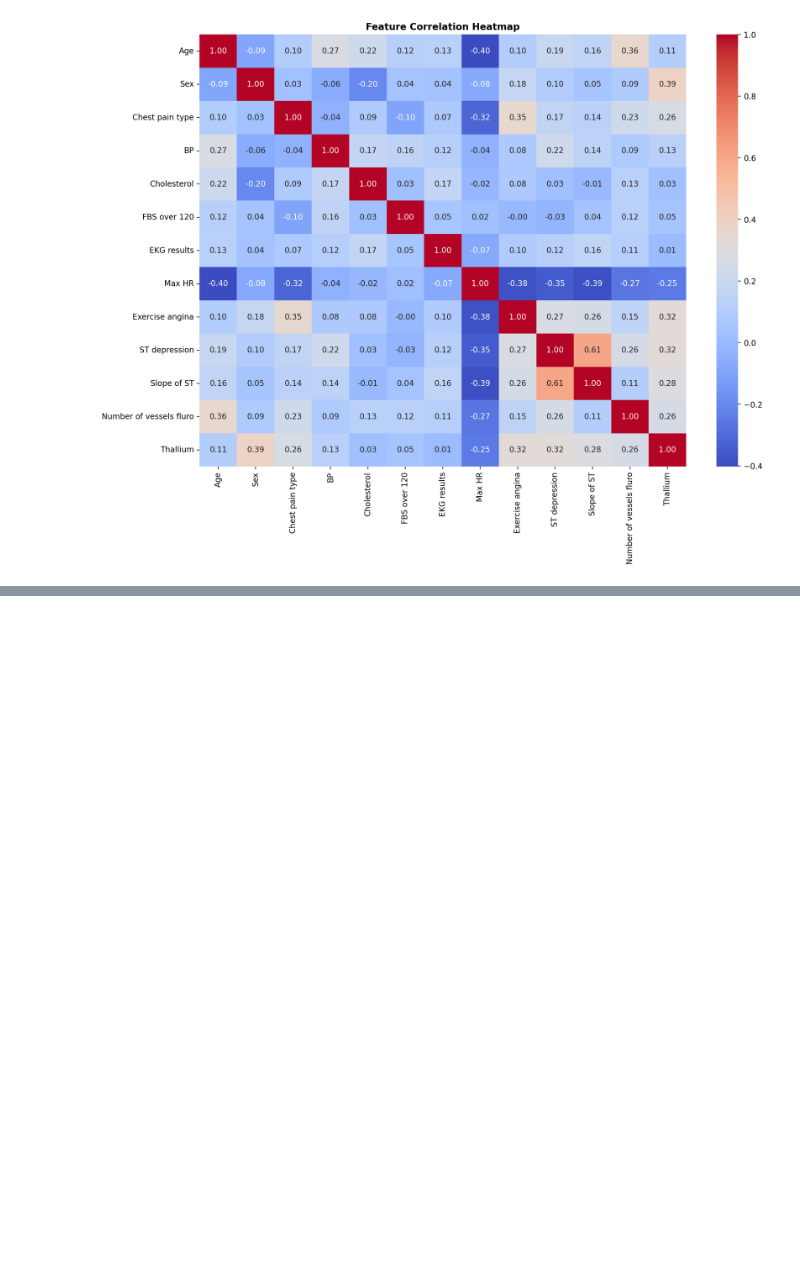
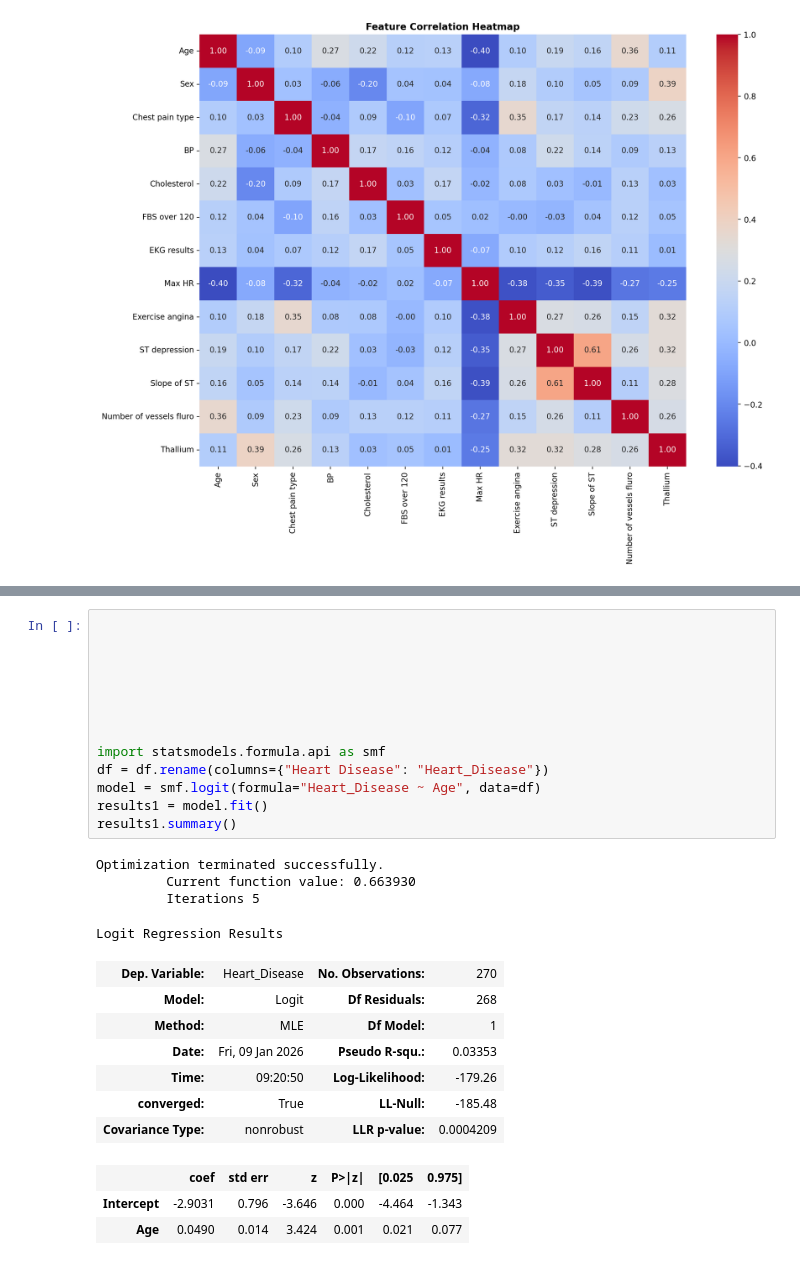
Before and after one commit to Alex421-ai/DPP_Projekt_Herz, a Jupyter notebook: notebooks/01_exploration.ipynb, the cells around one changed output, grey strips where cells are left out. Saved outputs shown, nothing was run; the diff lists cells and outputs as text; blank space fills up the shorter version.

```diff
--- a/notebooks/01_exploration.ipynb
+++ b/notebooks/01_exploration.ipynb
@@ -209,0 +257,28 @@ plt.show()
+# %%
+
+
+
+
+
+
+
+import statsmodels.formula.api as smf
+df = df.rename(columns={"Heart Disease": "Heart_Disease"})
+model = smf.logit(formula="Heart_Disease ~ Age", data=df)
+results1 = model.fit()
+results1.summary()
+# %% [output]
+Optimization terminated successfully.
+         Current function value: 0.663930
+         Iterations 5
+Logit Regression Results
+| Dep. Variable: | Heart_Disease | No. Observations: | 270 |
+| Model: | Logit | Df Residuals: | 268 |
+| Method: | MLE | Df Model: | 1 |
+| Date: | Fri, 09 Jan 2026 | Pseudo R-squ.: | 0.03353 |
+| Time: | 09:20:50 | Log-Likelihood: | -179.26 |
+| converged: | True | LL-Null: | -185.48 |
+| Covariance Type: | nonrobust | LLR p-value: | 0.0004209 |
+|  | coef | std err | z | P>|z| | [0.025 | 0.975] |
+| Intercept | -2.9031 | 0.796 | -3.646 | 0.000 | -4.464 | -1.343 |
+| Age | 0.0490 | 0.014 | 3.424 | 0.001 | 0.021 | 0.077 |
```
Also changed, not shown: parts of 8 cells of this notebook.
